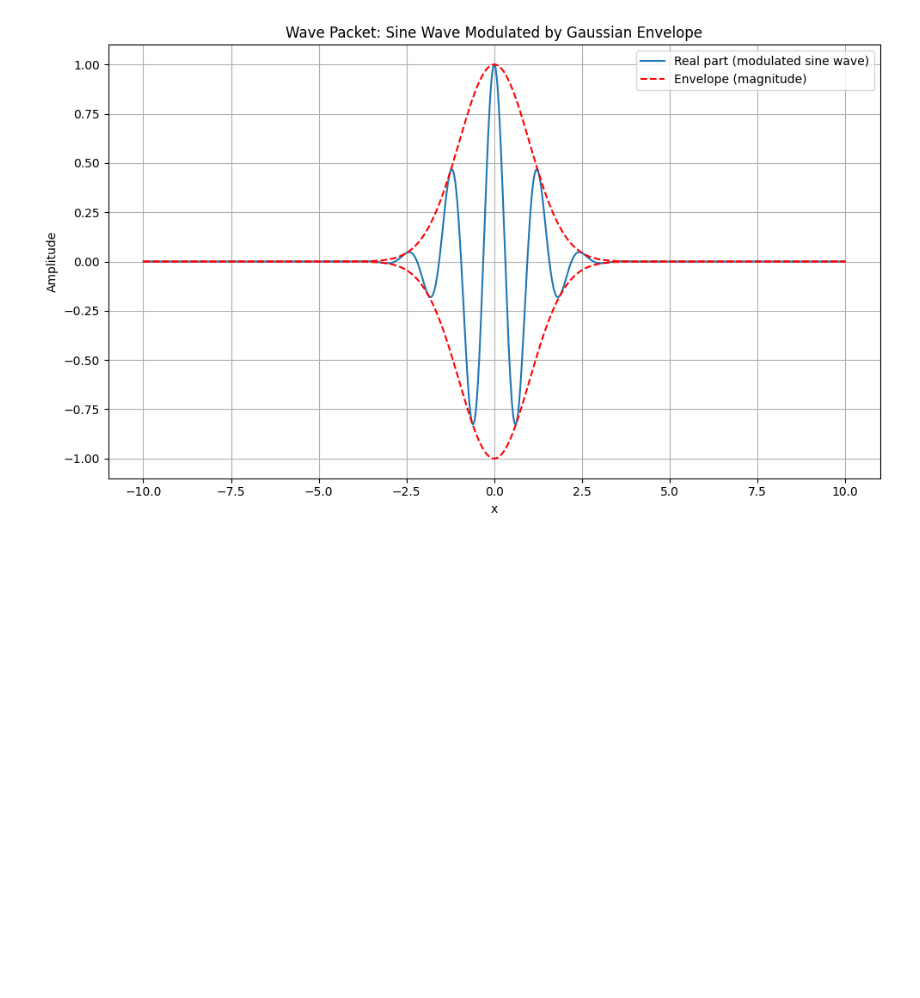
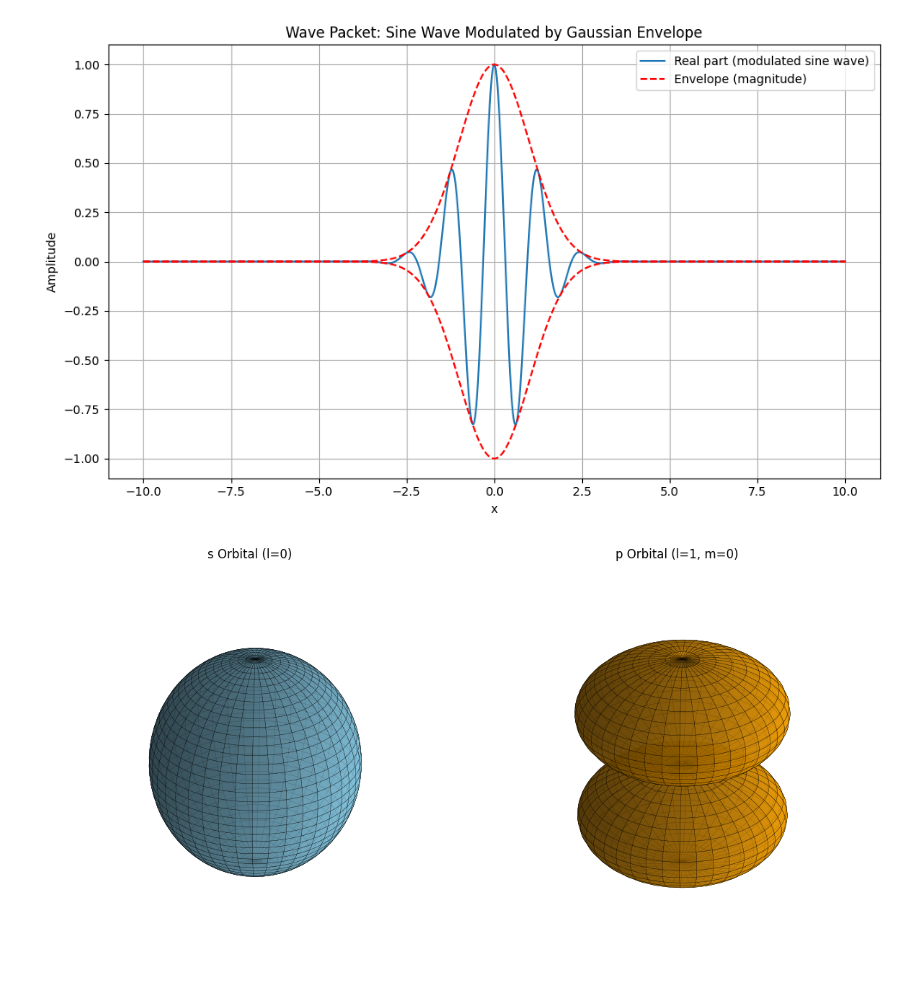
Before and after one commit to davidebtt/chemical_pycode, a Jupyter notebook: Sine_wave_packet_modulated_by_Gaussian_envelope.ipynb, the cells around one changed output. Cells and saved outputs as stored; diff of their text form; code cells hidden in the pictures; blank space fills up the shorter version.

```diff
--- a/Sine_wave_packet_modulated_by_Gaussian_envelope.ipynb
+++ b/Sine_wave_packet_modulated_by_Gaussian_envelope.ipynb
@@ -34,3 +34,50 @@ plt.tight_layout()
 plt.show()
 # %% [output]
 [figure]
+# %%
+import numpy as np
+import matplotlib.pyplot as plt
+from mpl_toolkits.mplot3d import Axes3D
+
+# Define spherical coordinate grid
+phi = np.linspace(0, 2 * np.pi, 200)
+theta = np.linspace(0, np.pi, 200)
+phi, theta = np.meshgrid(phi, theta)
+
+# s-orbital (l=0, m=0): spherical symmetry
+r_s = np.abs(np.sin(theta) * 0 + 1)  # constant amplitude
+
+# p-orbital (l=1, m=0): dumbbell shape along z
+r_pz = np.abs(np.cos(theta))  # absolute value for visualization
+
+# Convert to Cartesian coordinates for plotting
+def spherical_to_cartesian(r, theta, phi):
+    x = r * np.sin(theta) * np.cos(phi)
+    y = r * np.sin(theta) * np.sin(phi)
+    z = r * np.cos(theta)
+    return x, y, z
+
+x_s, y_s, z_s = spherical_to_cartesian(r_s, theta, phi)
+x_p, y_p, z_p = spherical_to_cartesian(r_pz, theta, phi)
+
+# Plotting
+fig = plt.figure(figsize=(12, 6))
+
+# s orbital
+ax1 = fig.add_subplot(1, 2, 1, projection='3d')
+ax1.plot_surface(x_s, y_s, z_s, rstride=5, cstride=5, color='skyblue', edgecolor='k', linewidth=0.2, alpha=0.8)
+ax1.set_title("s Orbital (l=0)")
+ax1.set_box_aspect([1,1,1])
+ax1.axis('off')
+
+# p_z orbital
+ax2 = fig.add_subplot(1, 2, 2, projection='3d')
+ax2.plot_surface(x_p, y_p, z_p, rstride=5, cstride=5, color='orange', edgecolor='k', linewidth=0.2, alpha=0.8)
+ax2.set_title("p Orbital (l=1, m=0)")
+ax2.set_box_aspect([1,1,1])
+ax2.axis('off')
+
+plt.tight_layout()
+plt.show()
+# %% [output]
+[figure, added]
```
